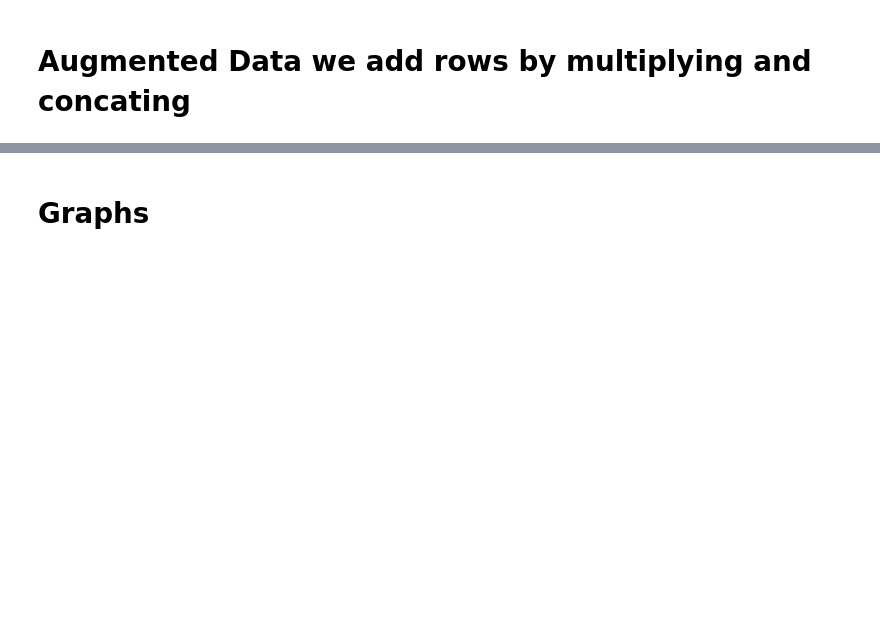
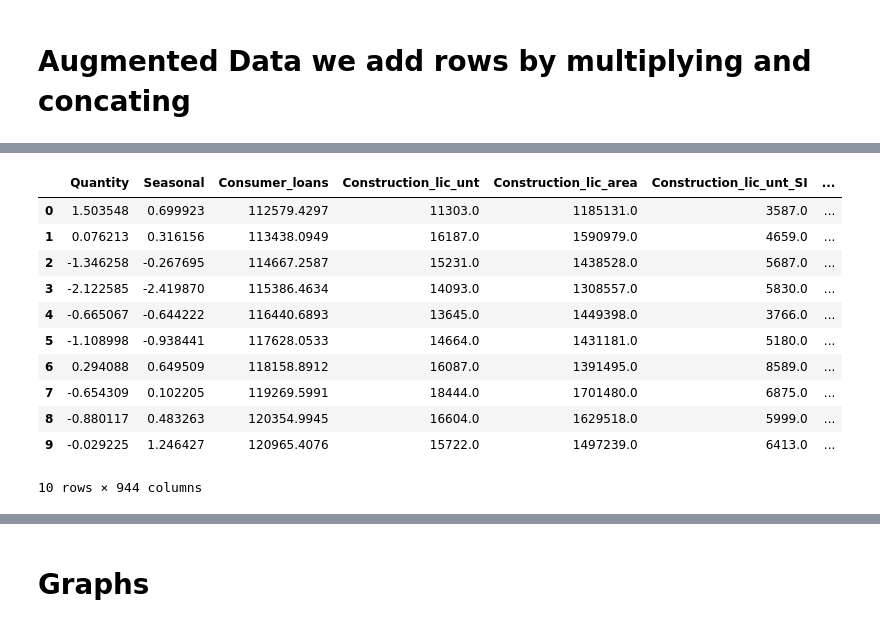
Before and after one commit to JF11579/Adelphi, a Jupyter notebook: Sprint_5_3.ipynb, the cells around one changed output, grey strips where cells are left out. Saved outputs shown, nothing was run; the diff lists cells and outputs as text; code cells hidden in the pictures; blank space fills up the shorter version.

```diff
--- a/Sprint_5_3.ipynb
+++ b/Sprint_5_3.ipynb
@@ -552,0 +734,15 @@ Root Mean Squared Error: 0.5402827225482071
+# %%
+AUGMENTED_data.head(10)
+# %% [output]
+|  | Quantity | Seasonal | Consumer_loans | Construction_lic_unt | Construction_lic_area | Construction_lic_unt_SI | ... |
+| 0 | 1.503548 | 0.699923 | 112579.4297 | 11303.0 | 1185131.0 | 3587.0 | ... |
+| 1 | 0.076213 | 0.316156 | 113438.0949 | 16187.0 | 1590979.0 | 4659.0 | ... |
+| 2 | -1.346258 | -0.267695 | 114667.2587 | 15231.0 | 1438528.0 | 5687.0 | ... |
+| 3 | -2.122585 | -2.419870 | 115386.4634 | 14093.0 | 1308557.0 | 5830.0 | ... |
+| 4 | -0.665067 | -0.644222 | 116440.6893 | 13645.0 | 1449398.0 | 3766.0 | ... |
+| 5 | -1.108998 | -0.938441 | 117628.0533 | 14664.0 | 1431181.0 | 5180.0 | ... |
+| 6 | 0.294088 | 0.649509 | 118158.8912 | 16087.0 | 1391495.0 | 8589.0 | ... |
+| 7 | -0.654309 | 0.102205 | 119269.5991 | 18444.0 | 1701480.0 | 6875.0 | ... |
+| 8 | -0.880117 | 0.483263 | 120354.9945 | 16604.0 | 1629518.0 | 5999.0 | ... |
+| 9 | -0.029225 | 1.246427 | 120965.4076 | 15722.0 | 1497239.0 | 6413.0 | ... |
+10 rows × 944 columns
```
Also changed, not shown: parts of 31 cells of this notebook.
